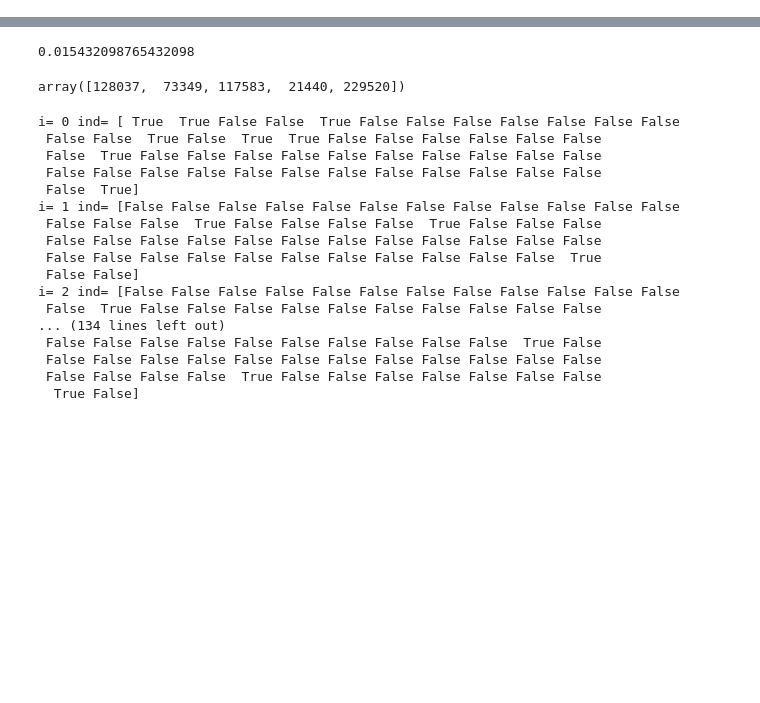
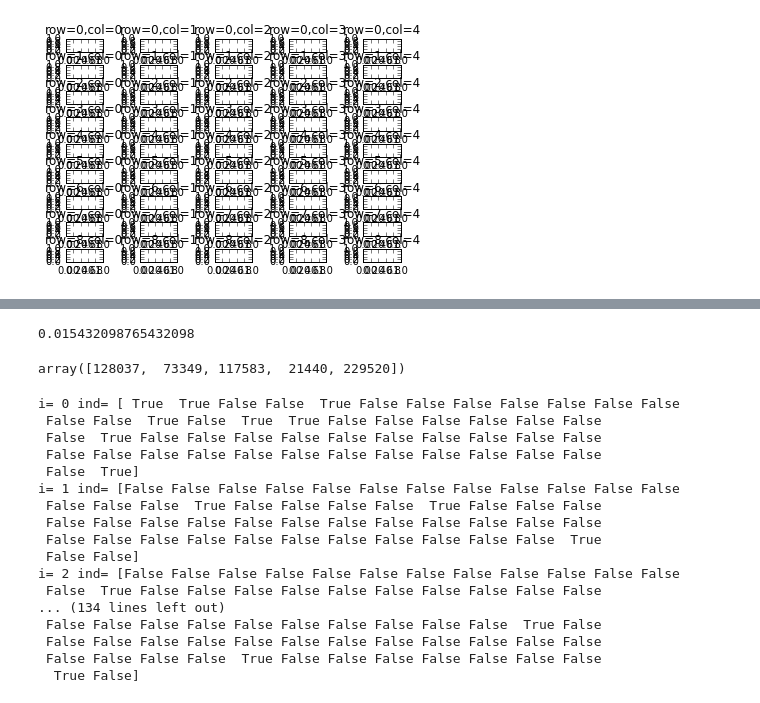
Before and after one commit to kaylanb/thesis_code, a Jupyter notebook: Testing.ipynb, the cells around one changed output, grey strips where cells are left out. Saved outputs shown, nothing was run; the diff lists cells and outputs as text; code cells hidden in the pictures; blank space fills up the shorter version.

```diff
--- a/Testing.ipynb
+++ b/Testing.ipynb
@@ -45,0 +401,19 @@ for i in range(5):
+# %%
+fig, ax = plt.subplots(9, 5)
+plt.subplots_adjust(hspace=1,wspace=1)
+for row in range(9):
+    for col in range(5):
+        ax[row,col].set_title('row=%d,col=%d' % (row,col))
+
+#plt.savefig(qafile, bbox_extra_artists=[leg,xlab,ylab], bbox_inches='tight')
+#plt.close()
+# axarr[0, 0].plot(x, y)
+# axarr[0, 0].set_title('Axis [0,0]')
+# axarr[0, 1].scatter(x, y)
+# axarr[0, 1].set_title('Axis [0,1]')
+# axarr[1, 0].plot(x, y ** 2)
+# axarr[1, 0].set_title('Axis [1,0]')
+# axarr[1, 1].scatter(x, y ** 2)
+# axarr[1, 1].set_title('Axis [1,1]')
+# %% [output]
+[figure, added]
```
Also changed, not shown: parts of 33 cells of this notebook, 4 other files.
